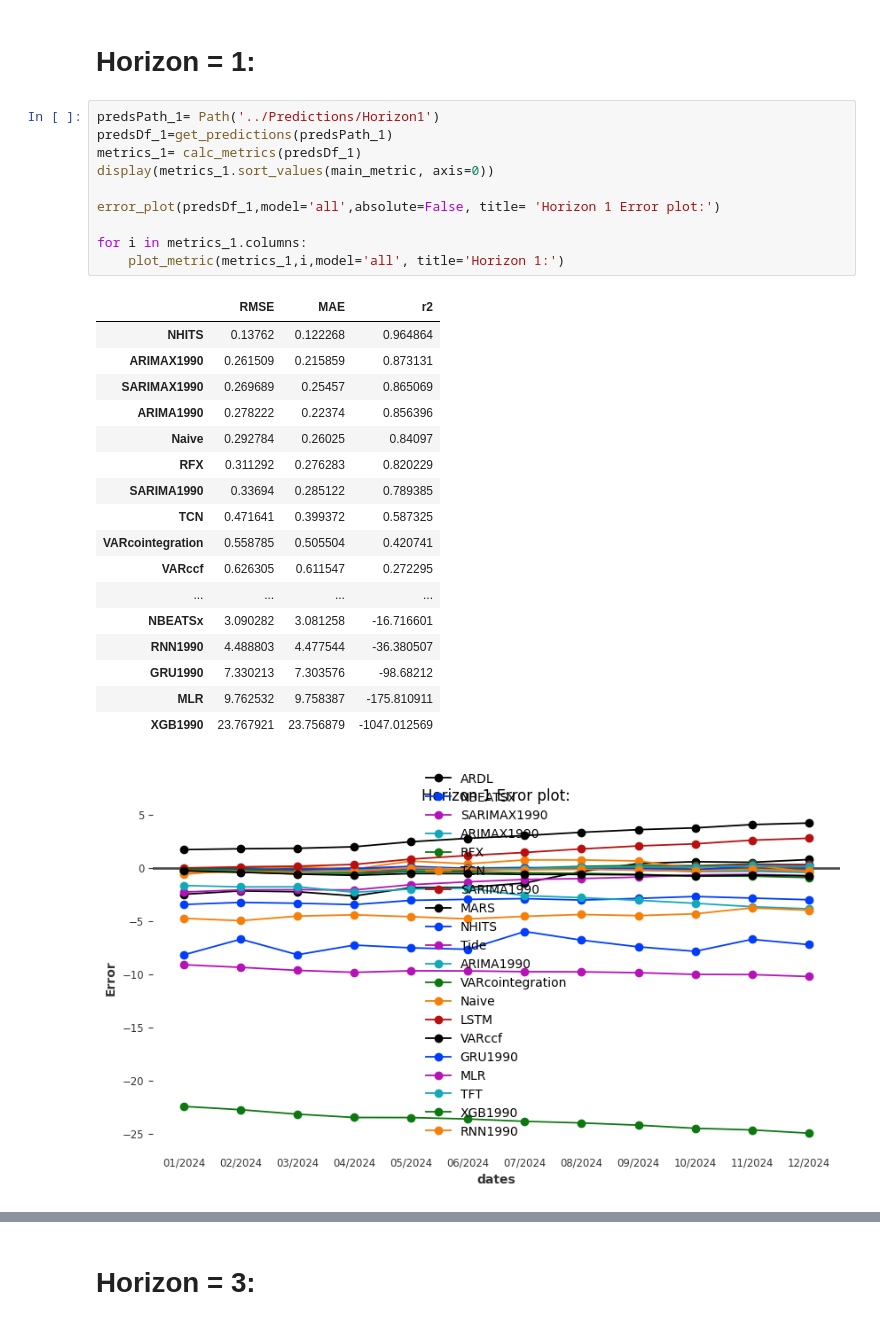
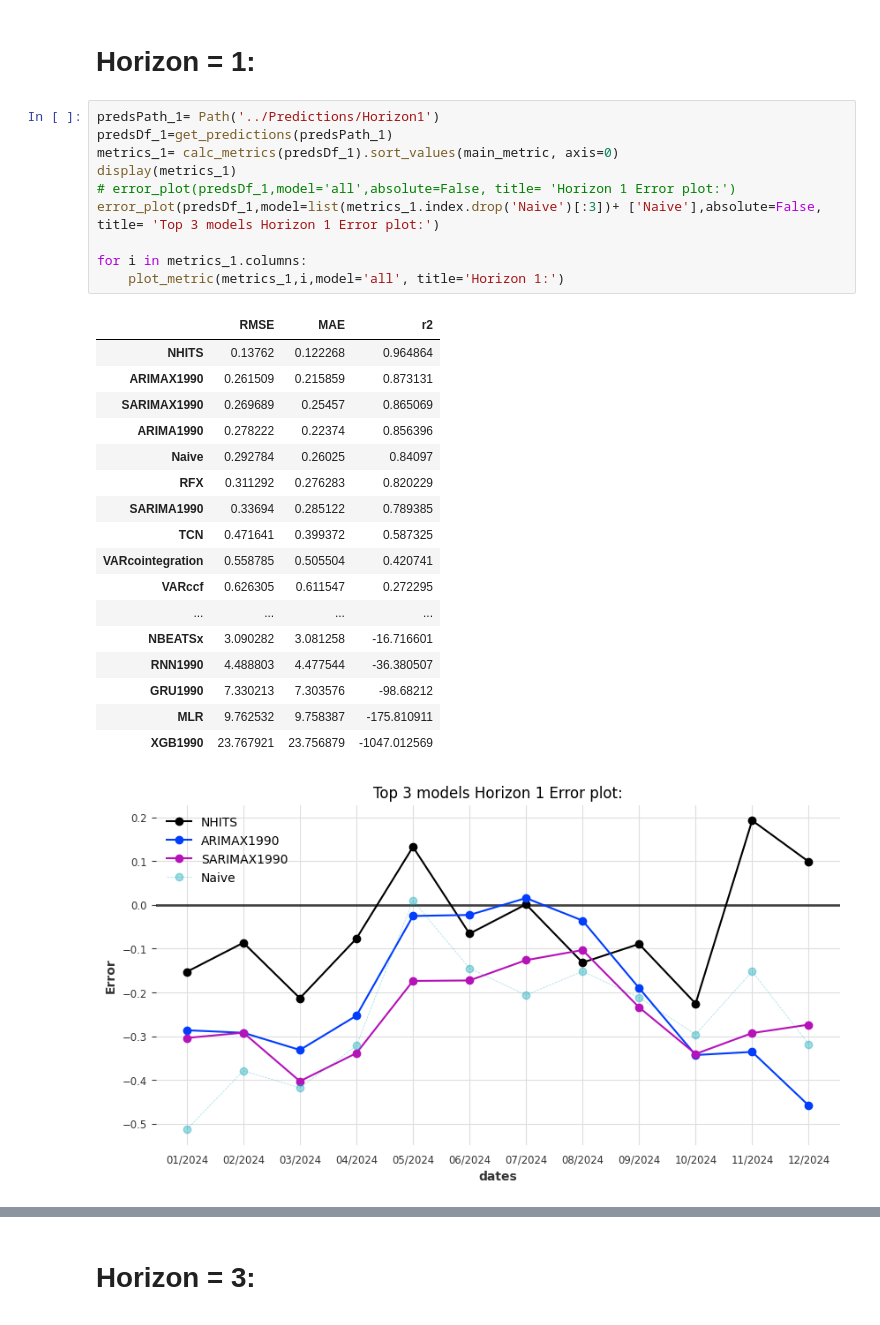
Before and after one commit to sc20geb/COMP5530M-Group-Project-Inflation-Forecasting, a Jupyter notebook: Evaluation/evaluation.ipynb, the cells around one changed output, grey strips where cells are left out. Saved outputs shown, nothing was run; the diff lists cells and outputs as text.

```diff
--- a/Evaluation/evaluation.ipynb
+++ b/Evaluation/evaluation.ipynb
@@ -51,29 +50,29 @@ main_metric = 'RMSE'
 # %%
 predsPath_1= Path('../Predictions/Horizon1')
 predsDf_1=get_predictions(predsPath_1)
-metrics_1= calc_metrics(predsDf_1)
-display(metrics_1.sort_values(main_metric, axis=0))
-
-error_plot(predsDf_1,model='all',absolute=False, title= 'Horizon 1 Error plot:')
+metrics_1= calc_metrics(predsDf_1).sort_values(main_metric, axis=0)
+display(metrics_1)
+# error_plot(predsDf_1,model='all',absolute=False, title= 'Horizon 1 Error plot:')
+error_plot(predsDf_1,model=list(metrics_1.index.drop('Naive')[:3])+ ['Naive'],absolute=False, title= 'Top 3 models Horizon 1 Error plot:')
 
 for i in metrics_1.columns:
     plot_metric(metrics_1,i,model='all', title='Horizon 1:')
 # %% [output]
 |  | RMSE | MAE | r2 |
 | NHITS | 0.13762 | 0.122268 | 0.964864 |
 | ARIMAX1990 | 0.261509 | 0.215859 | 0.873131 |
 | SARIMAX1990 | 0.269689 | 0.25457 | 0.865069 |
 | ARIMA1990 | 0.278222 | 0.22374 | 0.856396 |
 | Naive | 0.292784 | 0.26025 | 0.84097 |
 | RFX | 0.311292 | 0.276283 | 0.820229 |
 | SARIMA1990 | 0.33694 | 0.285122 | 0.789385 |
 | TCN | 0.471641 | 0.399372 | 0.587325 |
 | VARcointegration | 0.558785 | 0.505504 | 0.420741 |
 | VARccf | 0.626305 | 0.611547 | 0.272295 |
 | ... | ... | ... | ... |
 | NBEATSx | 3.090282 | 3.081258 | -16.716601 |
 | RNN1990 | 4.488803 | 4.477544 | -36.380507 |
 | GRU1990 | 7.330213 | 7.303576 | -98.68212 |
 | MLR | 9.762532 | 9.758387 | -175.810911 |
 | XGB1990 | 23.767921 | 23.756879 | -1047.012569 |
-[figure, old version]
+[figure, new version]
```
Also changed, not shown: parts of 6 cells of this notebook, 1 other file.
